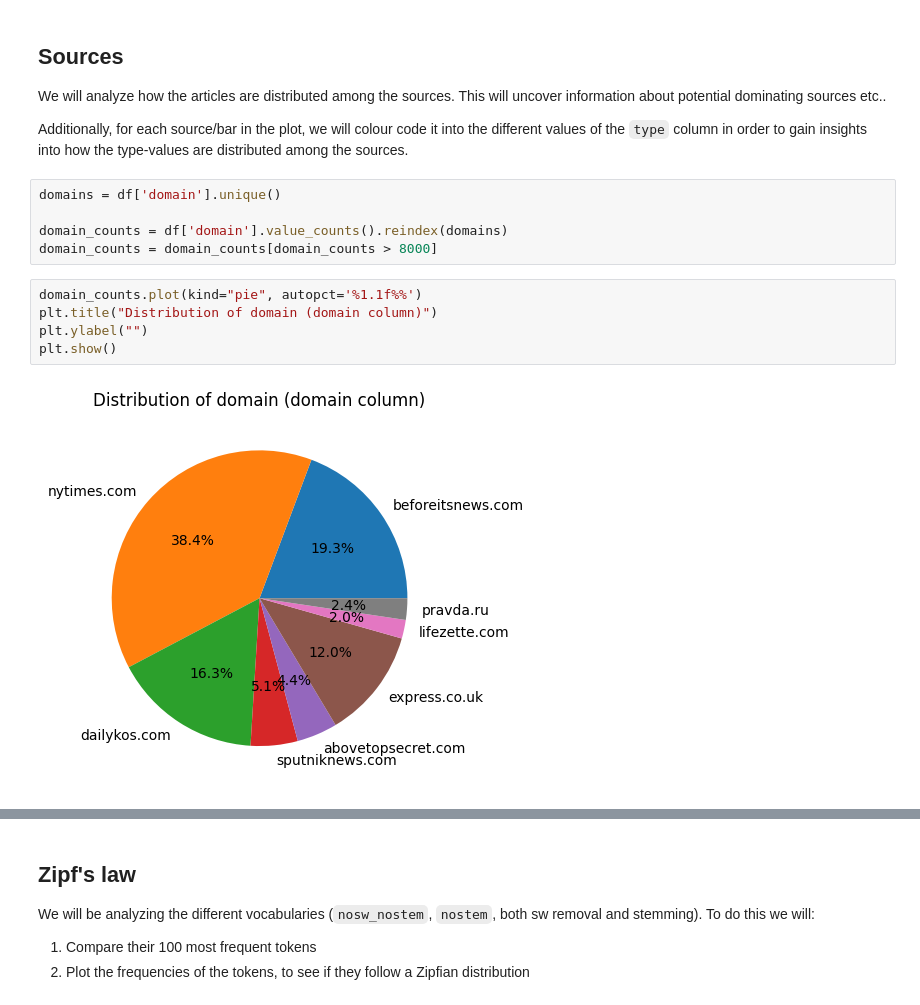
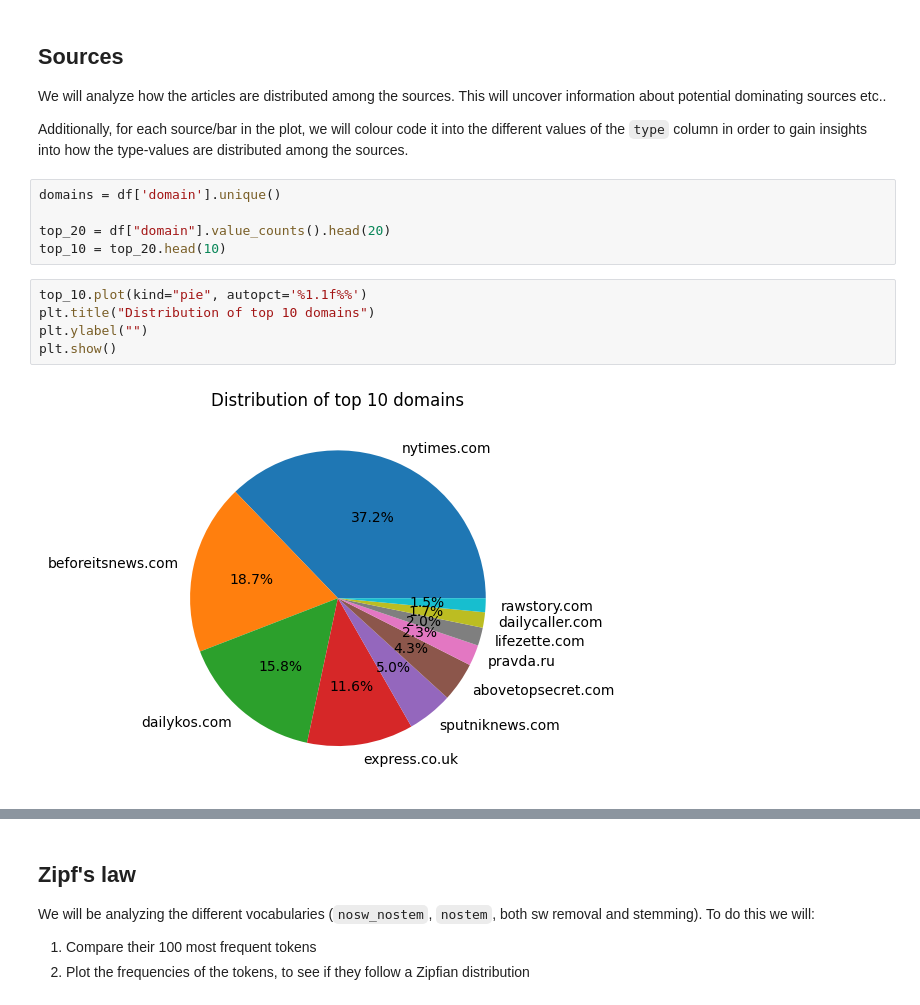
Before and after one commit to BimmerBass/GDS2026, a Jupyter notebook: data_analysis.ipynb, the cells around one changed output, grey strips where cells are left out. Drawn from its saved outputs; the diff is of its cells as text.

```diff
--- a/data_analysis.ipynb
+++ b/data_analysis.ipynb
@@ -70,12 +69,12 @@ Additionally, for each source/bar in the plot, we will colour code it into the d
 # %%
 domains = df['domain'].unique()
 
-domain_counts = df['domain'].value_counts().reindex(domains)
-domain_counts = domain_counts[domain_counts > 8000]
+top_20 = df["domain"].value_counts().head(20)
+top_10 = top_20.head(10)
 # %%
-domain_counts.plot(kind="pie", autopct='%1.1f%%')
-plt.title("Distribution of domain (domain column)")
+top_10.plot(kind="pie", autopct='%1.1f%%')
+plt.title("Distribution of top 10 domains")
 plt.ylabel("")
 plt.show()
 # %% [output]
-[figure, old version]
+[figure, new version]
```
Also changed, not shown: parts of 3 cells of this notebook.
